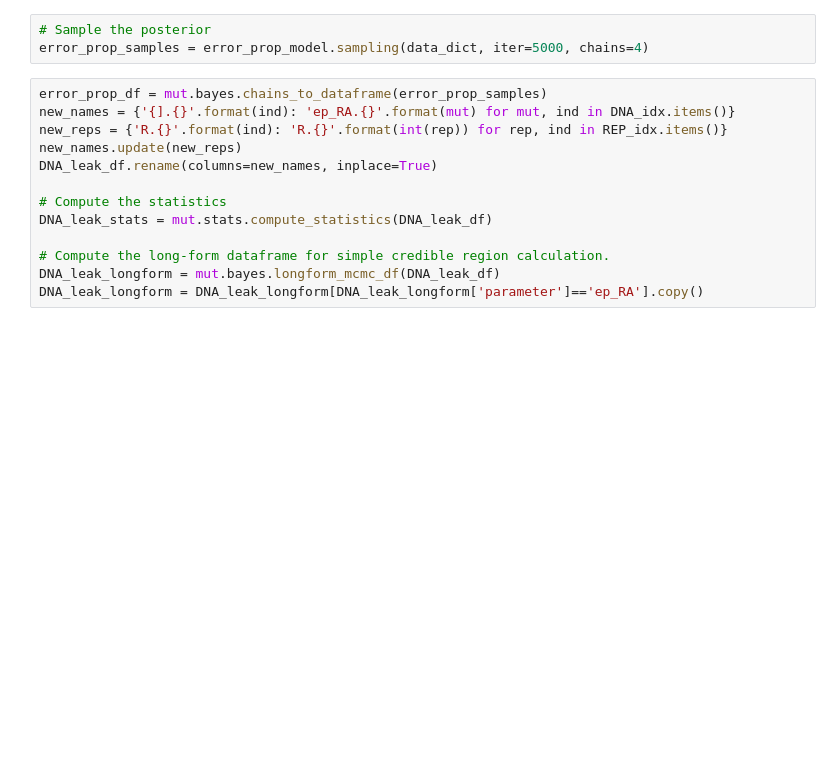
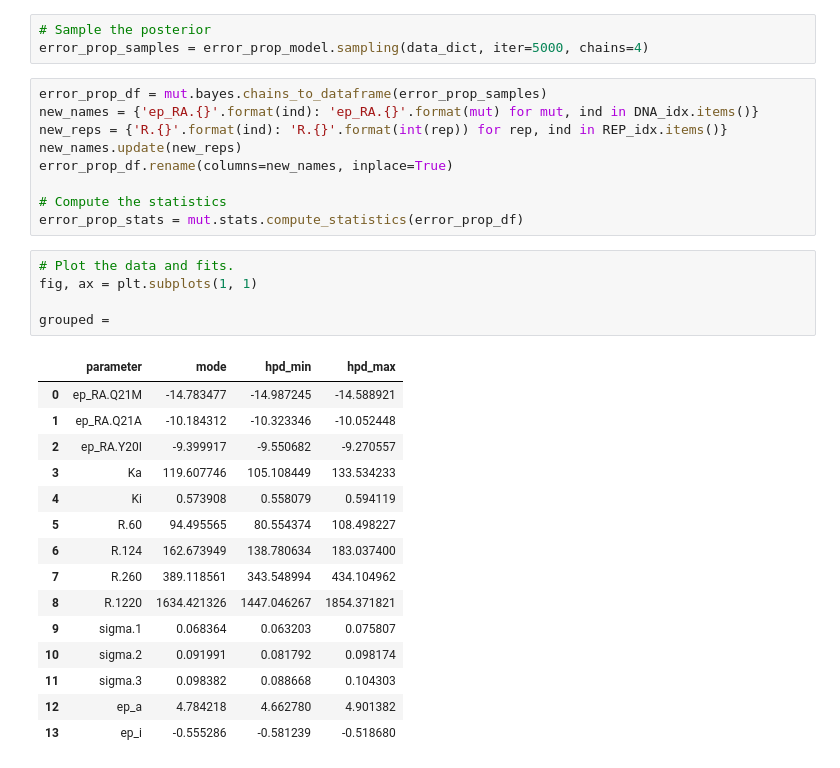
Before and after one commit to RPGroup-PBoC/mwc_mutants, a Jupyter notebook: code/analysis/data_reassessment.ipynb, the cells around one changed output. Cells and saved outputs as stored; diff of their text form; blank space fills up the shorter version.

```diff
--- a/code/analysis/data_reassessment.ipynb
+++ b/code/analysis/data_reassessment.ipynb
@@ -253,14 +259,31 @@ data_dict = dict(J=len(DNA_idx), J_rep=len(REP_idx), N=len(O2_data), idx=O2_data
 error_prop_samples = error_prop_model.sampling(data_dict, iter=5000, chains=4)
 # %%
 error_prop_df = mut.bayes.chains_to_dataframe(error_prop_samples)
-new_names = {'{].{}'.format(ind): 'ep_RA.{}'.format(mut) for mut, ind in DNA_idx.items()}
+new_names = {'ep_RA.{}'.format(ind): 'ep_RA.{}'.format(mut) for mut, ind in DNA_idx.items()}
 new_reps = {'R.{}'.format(ind): 'R.{}'.format(int(rep)) for rep, ind in REP_idx.items()}
 new_names.update(new_reps)
-DNA_leak_df.rename(columns=new_names, inplace=True)
+error_prop_df.rename(columns=new_names, inplace=True)
 
 # Compute the statistics
-DNA_leak_stats = mut.stats.compute_statistics(DNA_leak_df)
-
-# Compute the long-form dataframe for simple credible region calculation.
-DNA_leak_longform = mut.bayes.longform_mcmc_df(DNA_leak_df)
-DNA_leak_longform = DNA_leak_longform[DNA_leak_longform['parameter']=='ep_RA'].copy()
+error_prop_stats = mut.stats.compute_statistics(error_prop_df)
+# %%
+# Plot the data and fits.
+fig, ax = plt.subplots(1, 1)
+
+grouped =
+# %% [output]
+|  | parameter | mode | hpd_min | hpd_max |
+| 0 | ep_RA.Q21M | -14.783477 | -14.987245 | -14.588921 |
+| 1 | ep_RA.Q21A | -10.184312 | -10.323346 | -10.052448 |
+| 2 | ep_RA.Y20I | -9.399917 | -9.550682 | -9.270557 |
+| 3 | Ka | 119.607746 | 105.108449 | 133.534233 |
+| 4 | Ki | 0.573908 | 0.558079 | 0.594119 |
+| 5 | R.60 | 94.495565 | 80.554374 | 108.498227 |
+| 6 | R.124 | 162.673949 | 138.780634 | 183.037400 |
+| 7 | R.260 | 389.118561 | 343.548994 | 434.104962 |
+| 8 | R.1220 | 1634.421326 | 1447.046267 | 1854.371821 |
+| 9 | sigma.1 | 0.068364 | 0.063203 | 0.075807 |
+| 10 | sigma.2 | 0.091991 | 0.081792 | 0.098174 |
+| 11 | sigma.3 | 0.098382 | 0.088668 | 0.104303 |
+| 12 | ep_a | 4.784218 | 4.662780 | 4.901382 |
+| 13 | ep_i | -0.555286 | -0.581239 | -0.518680 |
```
Also changed, not shown: parts of 6 cells of this notebook, 1 other file.
